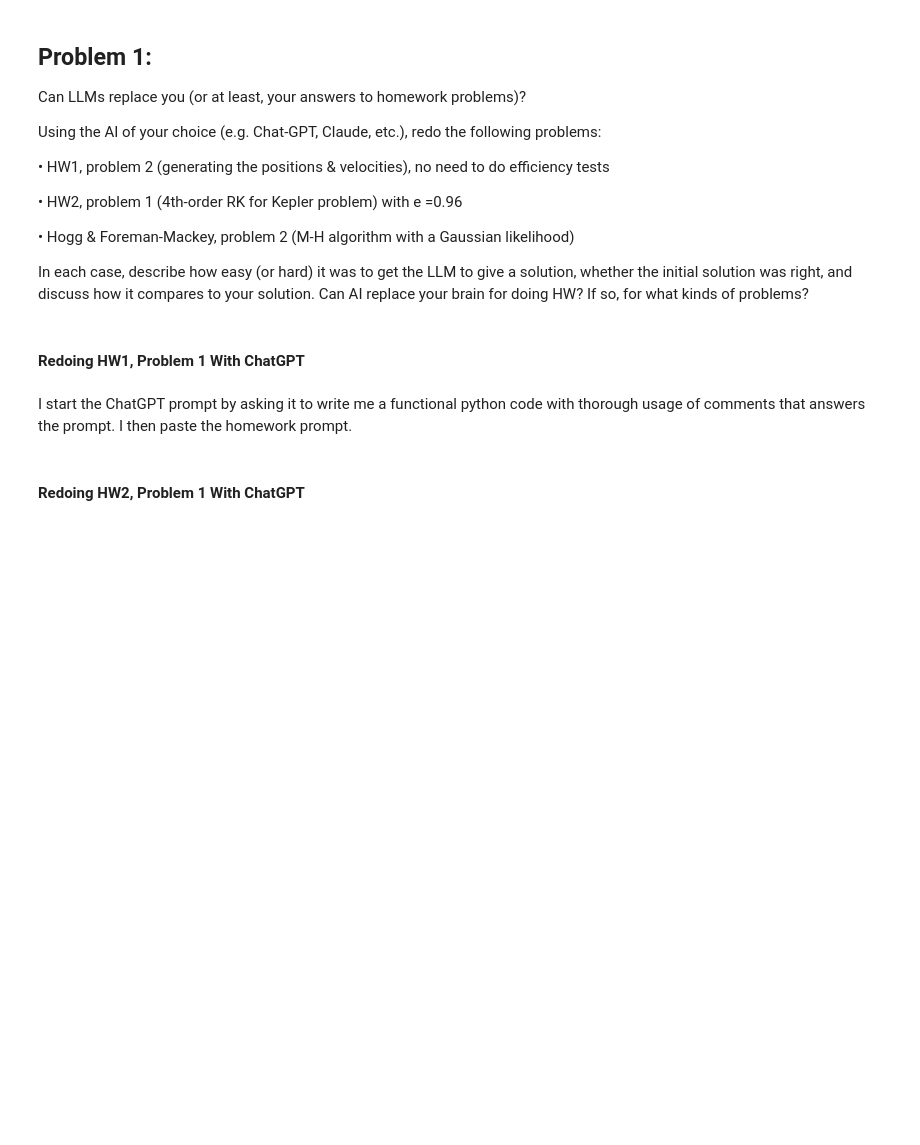
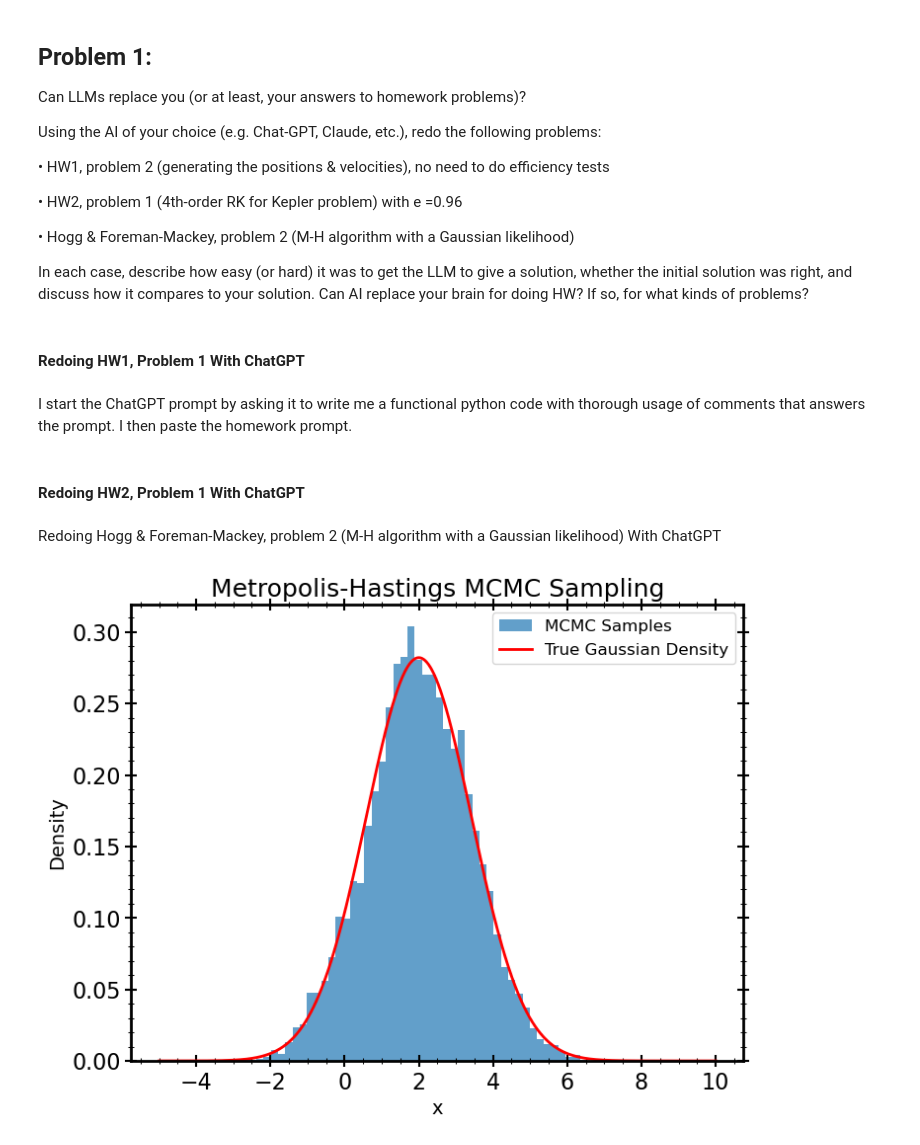
Before and after one commit to carlosajurado/AST384C-Computational-Astrophysics, a Jupyter notebook: Final_Project.ipynb, the cells around one changed output. Drawn from its saved outputs; the diff is of its cells as text; code cells hidden in the pictures; blank space fills up the shorter version.

Commit message:
Problem 1

```diff
--- a/Final_Project.ipynb
+++ b/Final_Project.ipynb
@@ -253,3 +253,82 @@ plt.ylabel("y (AU)")
 plt.axis('equal')
 plt.legend()
 plt.show()
+# %% [markdown]
+Redoing Hogg & Foreman-Mackey, problem 2 (M-H algorithm with a Gaussian likelihood) With ChatGPT
+# %%
+# Define the target density function p(x), which is a Gaussian with mean 2 and variance 2
+def target_density(x, mean=2, variance=2):
+    """
+    Calculates the probability density of a Gaussian distribution.
+    :param x: The point at which to evaluate the density.
+    :param mean: The mean of the Gaussian distribution (default is 2).
+    :param variance: The variance of the Gaussian distribution (default is 2).
+    :return: The probability density of x.
+    """
+    return (1 / np.sqrt(2 * np.pi * variance)) * np.exp(-0.5 * ((x - mean) ** 2) / variance)
+
+# Define the proposal distribution q(x'|x), which is a Gaussian centered at x with variance 1
+def proposal_distribution(x, proposal_variance=1):
+    """
+    Generates a proposal value x' from a Gaussian distribution with mean x and variance 1.
+    :param x: The current value of x.
+    :param proposal_variance: The variance of the proposal distribution (default is 1).
+    :return: A proposed new value x'.
+    """
+    return np.random.normal(x, np.sqrt(proposal_variance))
+
+# Metropolis-Hastings MCMC Sampler
+def metropolis_hastings_sampler(n_steps, initial_x=0, proposal_variance=1, target_mean=2, target_variance=2):
+    """
+    Runs the Metropolis-Hastings MCMC sampler to sample from a Gaussian distribution.
+    :param n_steps: The number of steps to run the sampler.
+    :param initial_x: The initial value of x for the sampler (default is 0).
+    :param proposal_variance: The variance of the proposal distribution (default is 1).
+    :param target_mean: The mean of the target Gaussian distribution (default is 2).
+    :param target_variance: The variance of the target Gaussian distribution (default is 2).
+    :return: An array of sampled values.
+    """
+    # Initialize the array to store samples
+    samples = np.zeros(n_steps)
+    # Set the initial sample
+    samples[0] = initial_x
+
+    for i in range(1, n_steps):
+        # Propose a new value using the proposal distribution
+        proposed_x = proposal_distribution(samples[i - 1], proposal_variance)
+
+        # Calculate the acceptance ratio
+        acceptance_ratio = target_density(proposed_x, target_mean, target_variance) / target_density(samples[i - 1], target_mean, target_variance)
+
+        # Accept or reject the proposal based on the acceptance ratio
+        if np.random.uniform(0, 1) < acceptance_ratio:
+            samples[i] = proposed_x  # Accept the proposed value
+        else:
+            samples[i] = samples[i - 1]  # Reject the proposal and keep the current value
+
+    return samples
+
+# Set up the sampler parameters
+n_steps = 10000  # Number of MCMC steps
+initial_x = 0    # Initial value of x
+
+# Run the MCMC sampler
+samples = metropolis_hastings_sampler(n_steps, initial_x)
+
+# Plot the histogram of the samples
+plt.figure(figsize=(8, 6))
+plt.hist(samples, bins=50, density=True, alpha=0.7, label='MCMC Samples')
+
+# Plot the true target Gaussian density over the histogram
+x_vals = np.linspace(-5, 10, 1000)
+true_density = target_density(x_vals)
+plt.plot(x_vals, true_density, label='True Gaussian Density', color='red', linewidth=2)
+
+# Add labels and legend
+plt.xlabel('x')
+plt.ylabel('Density')
+plt.title('Metropolis-Hastings MCMC Sampling')
+plt.legend()
+plt.show()
+# %% [output]
+[figure, added]
```
